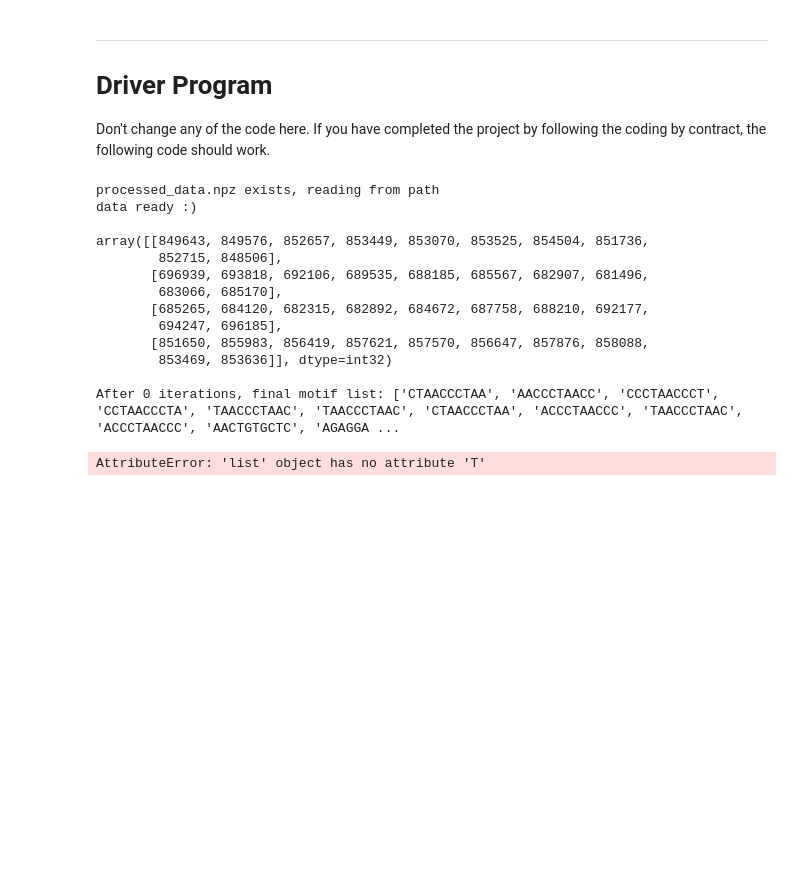
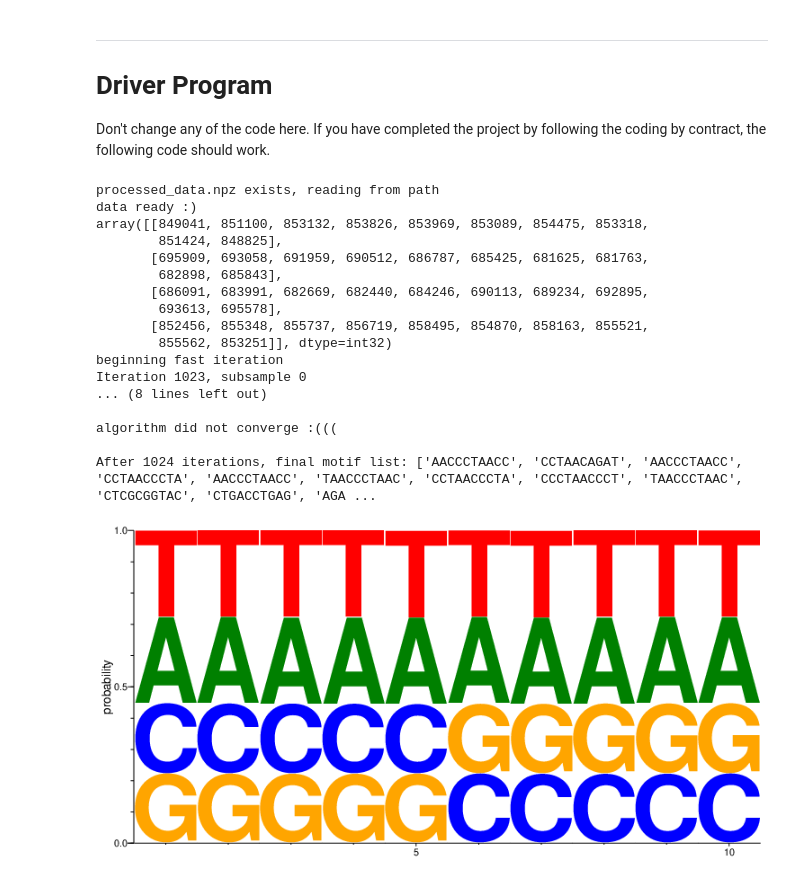
Before and after one commit to skookumer/EmpireOfDirt, a Jupyter notebook: project03/project03.ipynb, the cells around one changed output. Cells and saved outputs as stored; diff of their text form; code cells hidden in the pictures; blank space fills up the shorter version.

Commit message:
added tests, removed bloat

```diff
--- a/project03/project03.ipynb
+++ b/project03/project03.ipynb
@@ -165,25 +197,29 @@ Don't change any of the code here. If you have completed the project by followin
 # %%
 #Marcus' code:
 #If everything is correct, we should not need to edit this
-#update: I edited it (pointing to project03 python file for functions)
 
 # Run the gibbs sampler:
-promoter_pfm = project03.GibbsMotifFinder(seqs,10 )
+promoter_pfm = GibbsMotifFinder(seqs,10)
 
 # Plot the final pfm that is generated:
-seqlogo.seqlogo(seqlogo.CompletePm(pfm = promoter_pfm.T))
+ppm = seqlogo.CompletePm(pfm=promoter_pfm)
+seqlogo.seqlogo(ppm, ic_scale=False, format="png", size="large", filename="test.png")
 # %% [output]
 processed_data.npz exists, reading from path
 data ready :)
+array([[849041, 851100, 853132, 853826, 853969, 853089, 854475, 853318,
+        851424, 848825],
+       [695909, 693058, 691959, 690512, 686787, 685425, 681625, 681763,
+        682898, 685843],
+       [686091, 683991, 682669, 682440, 684246, 690113, 689234, 692895,
+        693613, 695578],
+       [852456, 855348, 855737, 856719, 858495, 854870, 858163, 855521,
+        855562, 853251]], dtype=int32)
+beginning fast iteration
+Iteration 1023, subsample 0
+... (8 lines left out)
 
-array([[849643, 849576, 852657, 853449, 853070, 853525, 854504, 851736,
-        852715, 848506],
-       [696939, 693818, 692106, 689535, 688185, 685567, 682907, 681496,
-        683066, 685170],
-       [685265, 684120, 682315, 682892, 684672, 687758, 688210, 692177,
-        694247, 696185],
-       [851650, 855983, 856419, 857621, 857570, 856647, 857876, 858088,
-        853469, 853636]], dtype=int32)
+algorithm did not converge :(((
 
-After 0 iterations, final motif list: ['CTAACCCTAA', 'AACCCTAACC', 'CCCTAACCCT', 'CCTAACCCTA', 'TAACCCTAAC', 'TAACCCTAAC', 'CTAACCCTAA', 'ACCCTAACCC', 'TAACCCTAAC', 'ACCCTAACCC', 'AACTGTGCTC', 'AGAGGA ...
+After 1024 iterations, final motif list: ['AACCCTAACC', 'CCTAACAGAT', 'AACCCTAACC', 'CCTAACCCTA', 'AACCCTAACC', 'TAACCCTAAC', 'CCTAACCCTA', 'CCCTAACCCT', 'TAACCCTAAC', 'CTCGCGGTAC', 'CTGACCTGAG', 'AGA ...
-AttributeError: 'list' object has no attribute 'T'
+[figure, added]
```
Also changed, not shown: parts of 9 cells of this notebook.
